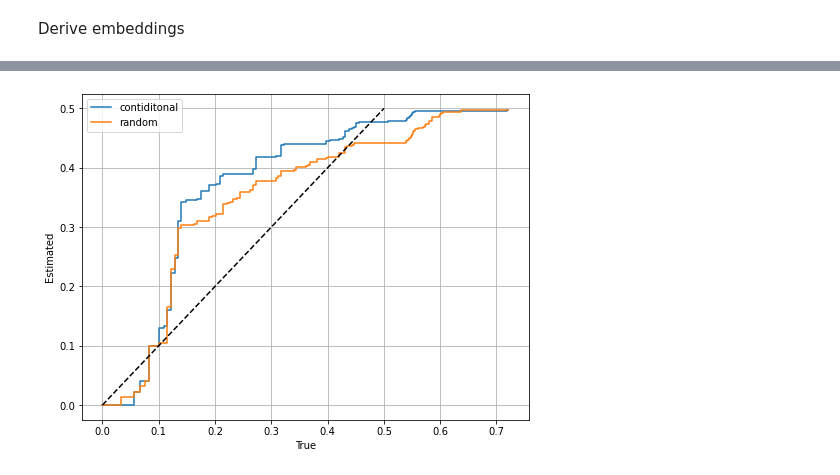
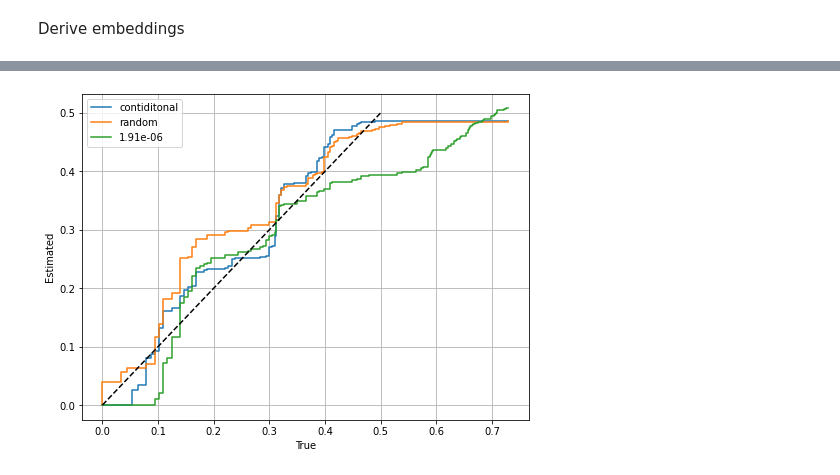
Before and after one commit to nitrozyna/FDR-Metabolomics, a Jupyter notebook: src/Spec2Vec_Passatutto.ipynb, the cells around one changed output, grey strips where cells are left out. Drawn from its saved outputs; the diff is of its cells as text; code cells hidden in the pictures.

Commit message:
Passatutto knockoffs with graphs

```diff
--- a/src/Spec2Vec_Passatutto.ipynb
+++ b/src/Spec2Vec_Passatutto.ipynb
@@ -41,8 +59,9 @@ spectrums_lib = [normalize_intensities(s) for s in spectrums_lib]
 # %% [markdown]
 Load pretrained spec2vec model
 # %%
-path_models = os.path.join(path_data, "trained_models")
-model_file = os.path.join(path_models, "spec2vec_AllPositive_ratio05_filtered_201101_iter_15.model")
+path_models = os.path.join(path_data, "trained_models_1")
+model_file = os.path.join(path_models, "spec2vec_size_170.model")
 
 # Load pretrained model
 model = gensim.models.Word2Vec.load(model_file)
+print(model_file)
@@ -149,0 +118,7 @@ hits,_ = get_hits( embeddings_spec2vec_query, embeddings_spec2vec_lib, documents
+# %%
+from cosine_calc import get_hits
+
+hits,_ = get_hits( documents_query, documents_lib, spec2vec_model=model,
+                                                        intensity_weighting_power=intensity_weighting_power,
+                                                        allowed_missing_percentage=allowed_missing_percentage, passatutto=True)
+len(hits)
@@ -198,9 +223,6 @@ decoys_rand = [s for s in decoys_rand if s is not None]
 documents_decoys = [SpectrumDocument(s, n_decimals=2) for s in decoys]
 documents_decoys_rand = [SpectrumDocument(s, n_decimals=2) for s in decoys_rand]
 # %%
-intensity_weighting_power = 0.5
-allowed_missing_percentage = 10 # specify the maximum (weighted) fraction of the spectrum that is allowed to be missing
-
 vector_size = model.vector_size
 print(f"Embedding vector size: {vector_size}")
 
@@ -242,0 +307,12 @@ print(q_list_estimated)
+# %%
+from knockoffs import generate_knockoffs, evaluate_knockoff_performance
+#diags = [0.00000070, 0.00000075, 0.00000080, 0.00000085, 0.00000090, 0.00000095]
+diags = [0.00000191]
+q_list_knockoffs = {}
+for diag in diags:
+    knockoff_documents = generate_knockoffs(model,documents_lib,allowed_missing_percentage=allowed_missing_percentage,n_components=170, covariance_type='diag', diagonal_matrix=diag)
+
+    hits_knockoffs, _ = get_hits(documents_query, knockoff_documents, decoys=True, spec2vec_model=model, precursor_tol=3, metaKey="precursor_mz",
+                                                            intensity_weighting_power=intensity_weighting_power,
+                                                            allowed_missing_percentage=allowed_missing_percentage, passatutto=True)
+    q_list_knockoffs[diag] = calculate_q_value(hits+hits_knockoffs,True)
@@ -243,18 +327,21 @@ print(q_list_estimated)
 # %%
 # plot estimated and true q-values
 def combine_true_est(q_val_true,q_val_est):
     res = []
     q_idx = 0
     for q_e, _, score in q_val_est:
         while q_idx < len(q_val_true)-1 and q_val_true[q_idx+1][2] >= score:
             q_idx += 1
         res.append((score, q_val_true[q_idx][0], q_e))
     return res
 
 scores, trues, estimateds = zip(*combine_true_est(q_list_true, q_list_estimated))
 scores_rand, trues_rand, estimateds_rand = zip(*combine_true_est(q_list_true, q_list_estimated_rand))
+to_plot = {'contiditonal':(trues,estimateds), 'random':(trues_rand,estimateds_rand)}
+for k,v in q_list_knockoffs.items():
+    to_plot[k] = list(zip(*combine_true_est(q_list_true, v)))[1], list(zip(*combine_true_est(q_list_true, v)))[2]
 
 import plot_q_vals
-plot_q_vals.plot_q_vals( {'contiditonal':(trues,estimateds), 'random':(trues_rand,estimateds_rand)} )
+plot_q_vals.plot_q_vals( to_plot )
 # %% [output]
-[figure, old version]
+[figure, new version]
```
Also changed, not shown: parts of 18 cells of this notebook, 9 other files.
